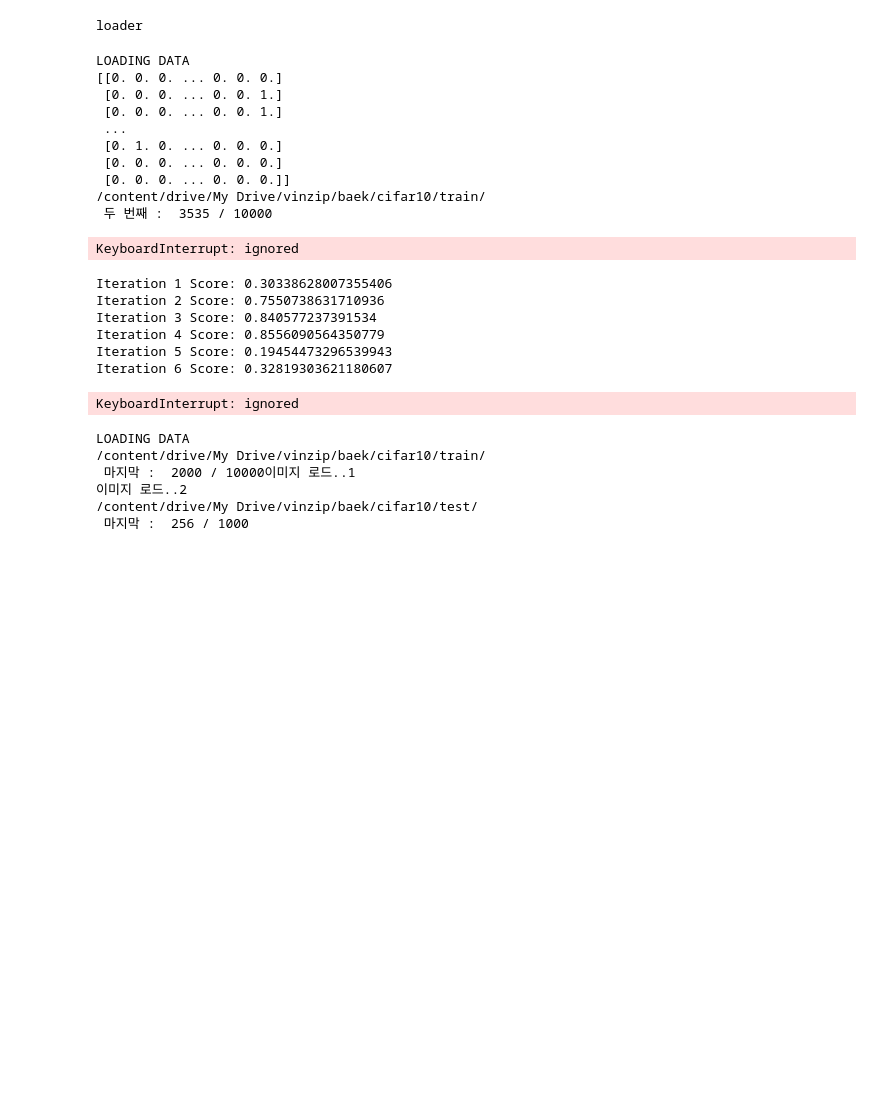
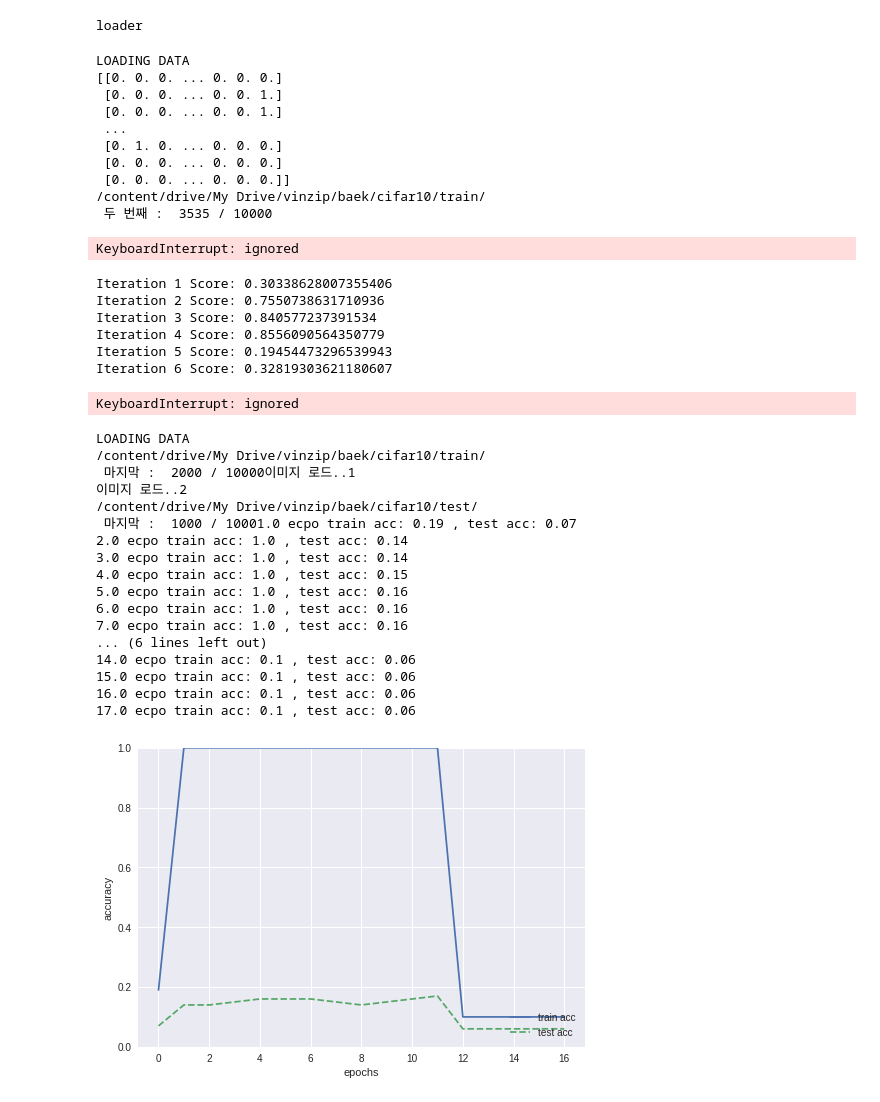
Before and after one commit to baek0618/colab_test, a Jupyter notebook: cifar10.ipynb, the cells around one changed output. Cells and saved outputs as stored; diff of their text form; code cells hidden in the pictures; blank space fills up the shorter version.

```diff
--- a/cifar10.ipynb
+++ b/cifar10.ipynb
@@ -344,5 +344,5 @@ with tf.Session() as sess:
 
     for i in range(10000):
 
-        train_xs, train_ys = loader2.next_batch(trainX,trainY,0,100) # 훈련 데이터
-        test_xs, test_ys = loader2.next_batch(testX, testY, 0, 100) # 테스트 데이터
+        train_xs, train_ys = next_batch(trainX,trainY,0,100) # 훈련 데이터
+        test_xs, test_ys = next_batch(testX, testY, 0, 100) # 테스트 데이터
@@ -352,31 +352,43 @@ with tf.Session() as sess:
         #test_xs = test_xs.reshape(-1,28,28,1)   #cifar10은 사진이라 필요없다
 
         sess.run(Train, feed_dict={x : train_xs, y_onehot : train_ys, keep_prob: 0.9})
 
         if i % 600 == 0:
 
             train_acc = sess.run(acc, feed_dict={x: train_xs, y_onehot: train_ys, keep_prob: 1.0})
             test_acc = sess.run(acc, feed_dict={x: test_xs, y_onehot: test_ys, keep_prob: 1.0})
 
             print(i / 600 + 1, 'ecpo train acc:', train_acc, ', test acc:', test_acc)
 
             train_acc_list.append(train_acc)  # 10000/600 개  16개 # 정확도가 점점 올라감
             test_acc_list.append(test_acc)  # 10000/600 개 16개 # 정확도가 점점 올라감
 
 # 그래프 그리기
 markers = {'train': 'o', 'test': 's'}
 x = np.arange(len(train_acc_list))
 plt.plot(x, train_acc_list, label='train acc')
 plt.plot(x, test_acc_list, label='test acc', linestyle='--')
 plt.xlabel("epochs")
 plt.ylabel("accuracy")
 plt.ylim(0, 1.0)
 plt.legend(loc='lower right')
 plt.show()
 # %% [output]
 LOADING DATA
 /content/drive/My Drive/vinzip/baek/cifar10/train/
  마지막 :  2000 / 10000이미지 로드..1
 이미지 로드..2
 /content/drive/My Drive/vinzip/baek/cifar10/test/
- 마지막 :  256 / 1000
+ 마지막 :  1000 / 10001.0 ecpo train acc: 0.19 , test acc: 0.07
+2.0 ecpo train acc: 1.0 , test acc: 0.14
+3.0 ecpo train acc: 1.0 , test acc: 0.14
+4.0 ecpo train acc: 1.0 , test acc: 0.15
+5.0 ecpo train acc: 1.0 , test acc: 0.16
+6.0 ecpo train acc: 1.0 , test acc: 0.16
+7.0 ecpo train acc: 1.0 , test acc: 0.16
+... (6 lines left out)
+14.0 ecpo train acc: 0.1 , test acc: 0.06
+15.0 ecpo train acc: 0.1 , test acc: 0.06
+16.0 ecpo train acc: 0.1 , test acc: 0.06
+17.0 ecpo train acc: 0.1 , test acc: 0.06
+[figure, added]
```
